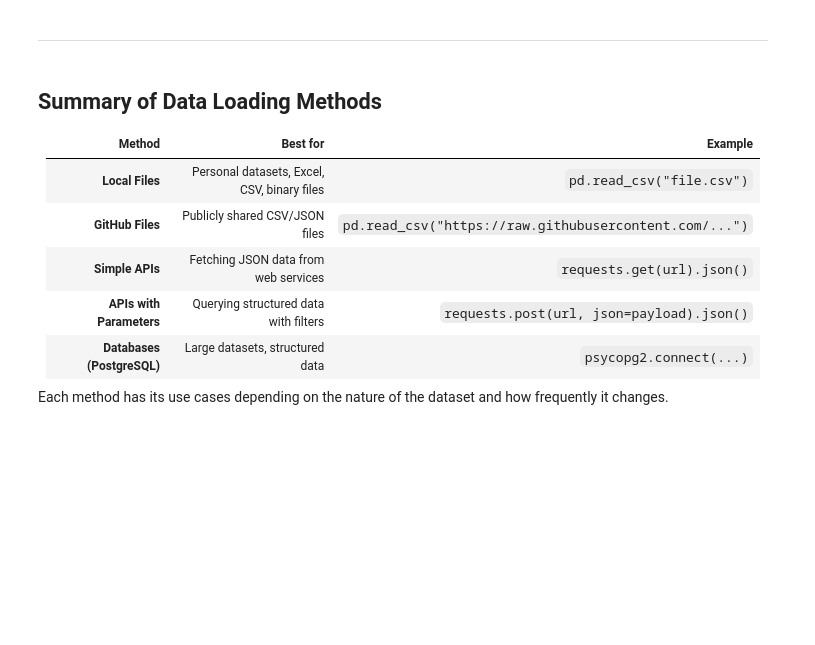
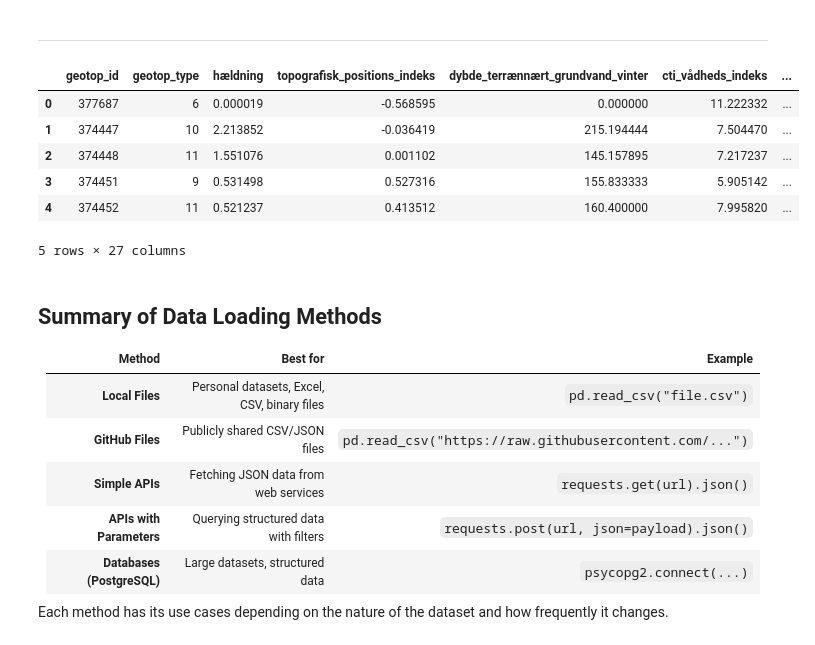
Before and after one commit to pete602d/Pythonslange, a Jupyter notebook: Loading_data.ipynb, the cells around one changed output. Saved outputs shown, nothing was run; the diff lists cells and outputs as text; code cells hidden in the pictures; blank space fills up the shorter version.

```diff
--- a/Loading_data.ipynb
+++ b/Loading_data.ipynb
@@ -195,6 +261,40 @@ df_db.head()
 # %% [markdown]
 
 ---
+# %%
+
+import psycopg2
+import pandas as pd
+
+# Database connection parameters
+db_params = {
+    "dbname": "GeoILUM",
+    "user": "ws_gr1",
+    "password": "GeoILUM",
+    "host": "geoilum.ruc.dk",
+    "port": 5432
+}
+
+# Connect to the database
+conn = psycopg2.connect(**db_params)
+
+# Query data from the public.base_attributes table
+query = "SELECT * FROM geoilum.base_attributes LIMIT 5;"
+df_db = pd.read_sql(query, conn)
+
+# Close connection
+conn.close()
+
+# Display data
+df_db.head()
+# %% [output]
+|  | geotop_id | geotop_type | hældning | topografisk_positions_indeks | dybde_terrænnært_grundvand_vinter | cti_vådheds_indeks | ... |
+| 0 | 377687 | 6 | 0.000019 | -0.568595 | 0.000000 | 11.222332 | ... |
+| 1 | 374447 | 10 | 2.213852 | -0.036419 | 215.194444 | 7.504470 | ... |
+| 2 | 374448 | 11 | 1.551076 | 0.001102 | 145.157895 | 7.217237 | ... |
+| 3 | 374451 | 9 | 0.531498 | 0.527316 | 155.833333 | 5.905142 | ... |
+| 4 | 374452 | 11 | 0.521237 | 0.413512 | 160.400000 | 7.995820 | ... |
+5 rows × 27 columns
 # %% [markdown]
 ## Summary of Data Loading Methods
 
```
Also changed, not shown: parts of 6 cells of this notebook.
